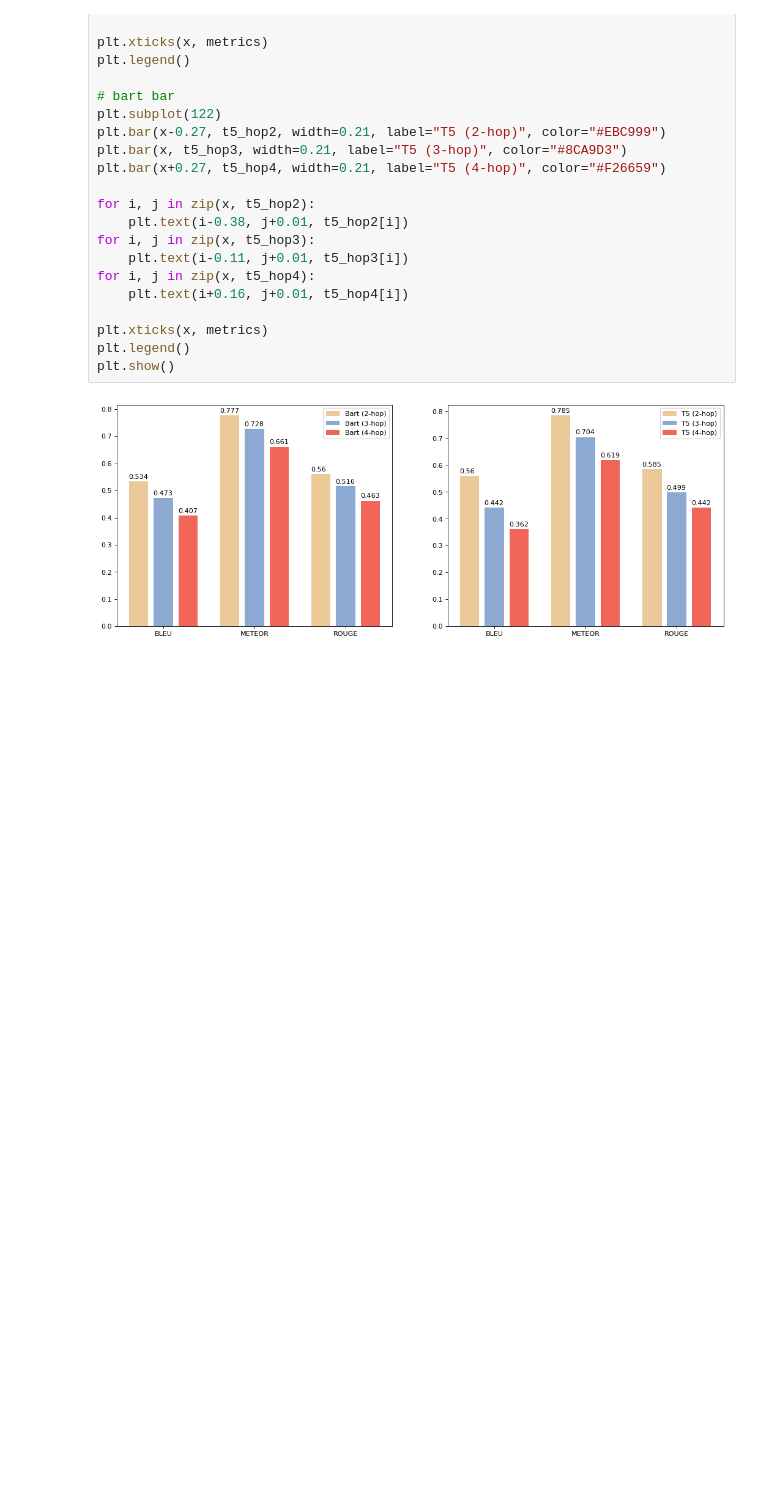
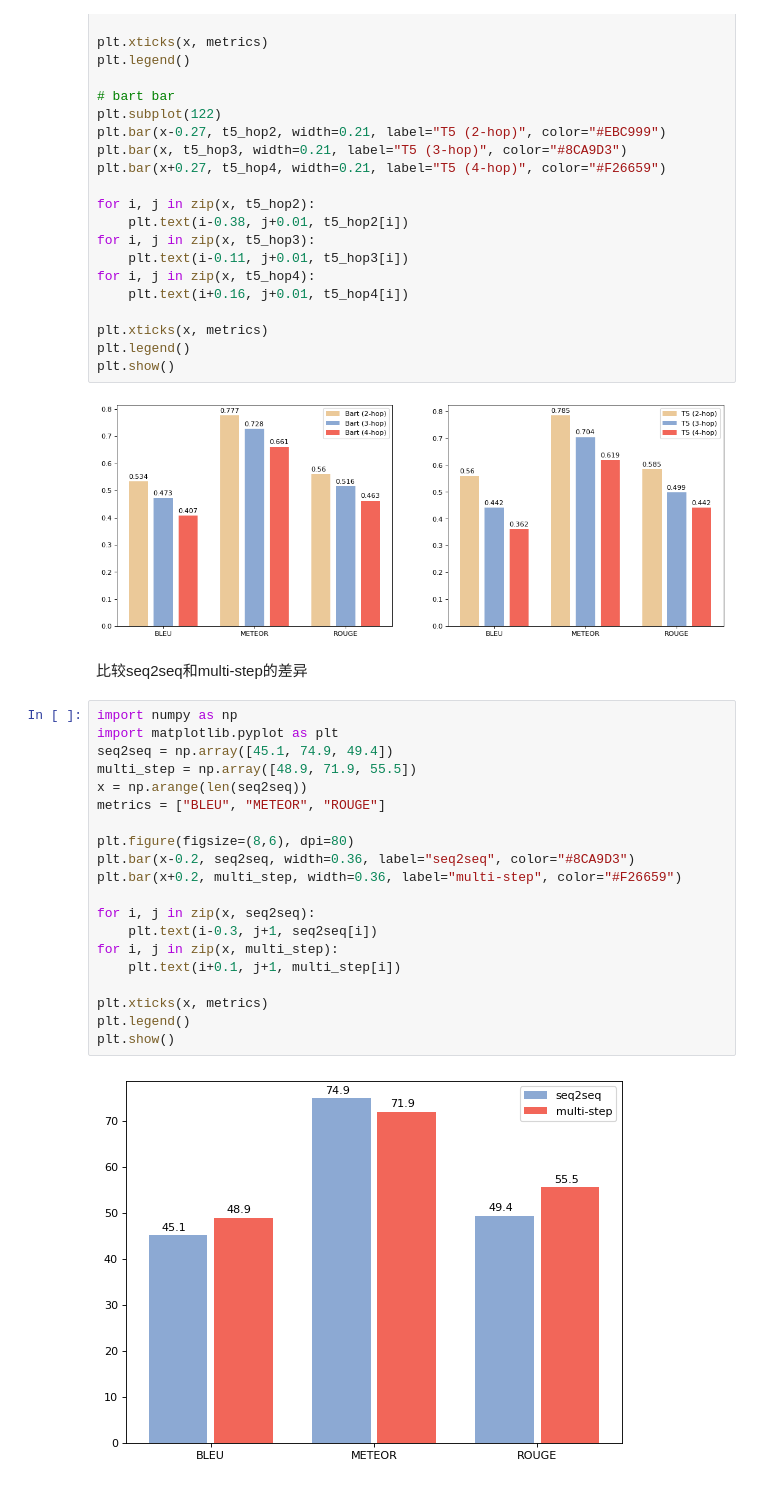
Before and after one commit to Walle1493/Break_Generator, a Jupyter notebook: script/matplot.ipynb, the cells around one changed output. Cells and saved outputs as stored; diff of their text form; blank space fills up the shorter version.

Commit message:
Complete Multi-Step Generator

```diff
--- a/script/matplot.ipynb
+++ b/script/matplot.ipynb
@@ -73,3 +73,27 @@ plt.legend()
 plt.show()
 # %% [output]
 [figure]
+# %% [markdown]
+比较seq2seq和multi-step的差异
+# %%
+import numpy as np
+import matplotlib.pyplot as plt
+seq2seq = np.array([45.1, 74.9, 49.4])
+multi_step = np.array([48.9, 71.9, 55.5])
+x = np.arange(len(seq2seq))
+metrics = ["BLEU", "METEOR", "ROUGE"]
+
+plt.figure(figsize=(8,6), dpi=80)
+plt.bar(x-0.2, seq2seq, width=0.36, label="seq2seq", color="#8CA9D3")
+plt.bar(x+0.2, multi_step, width=0.36, label="multi-step", color="#F26659")
+
+for i, j in zip(x, seq2seq):
+    plt.text(i-0.3, j+1, seq2seq[i])
+for i, j in zip(x, multi_step):
+    plt.text(i+0.1, j+1, multi_step[i])
+
+plt.xticks(x, metrics)
+plt.legend()
+plt.show()
+# %% [output]
+[figure, added]
```
Also changed, not shown: parts of 1 cell of this notebook, 22 other files.
